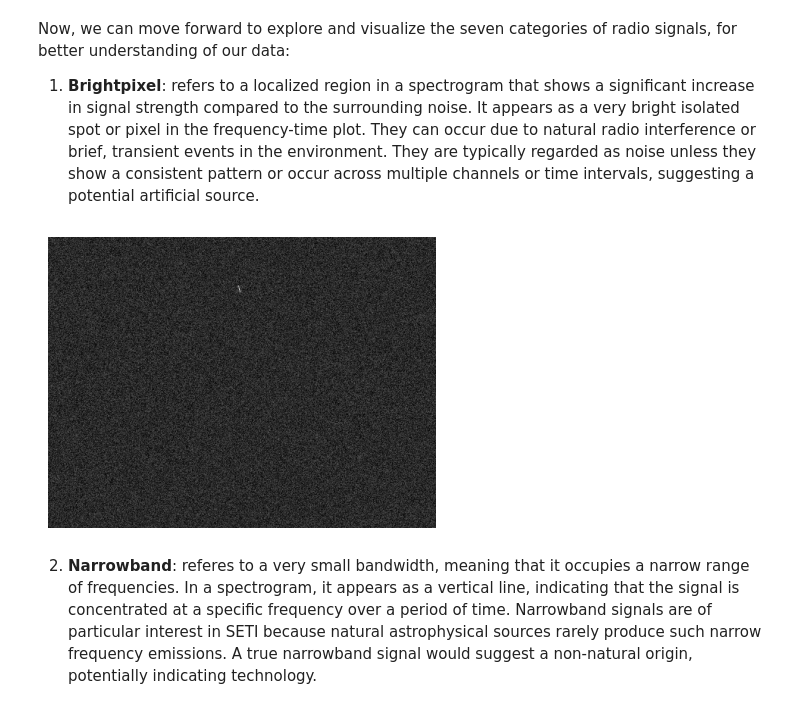
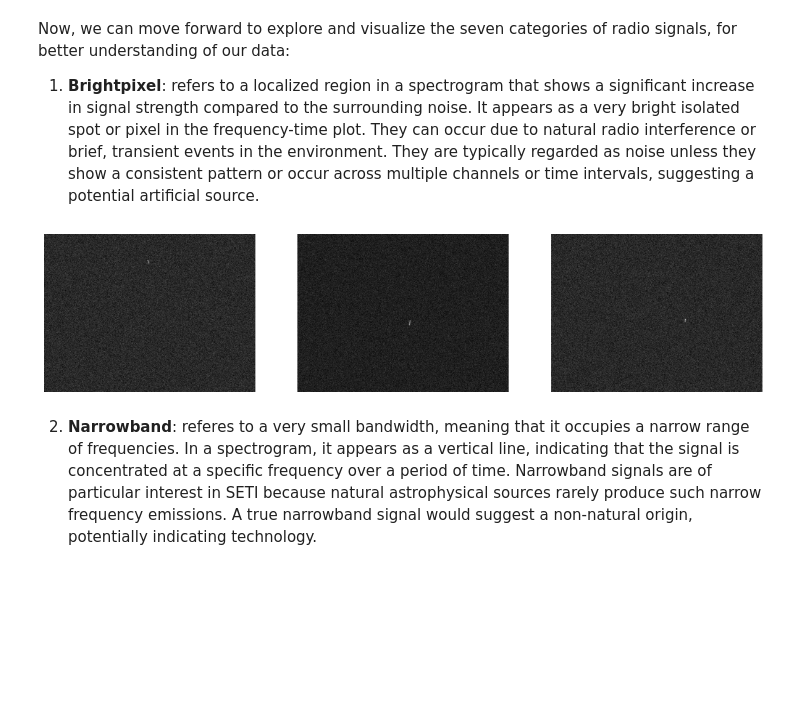
Before and after one commit to coralhayoun/workshop, a Jupyter notebook: workshop_notebook.ipynb, the cells around one changed output. Cells and saved outputs as stored; diff of their text form; code cells hidden in the pictures; blank space fills up the shorter version.

Commit message:
more images

```diff
--- a/workshop_notebook.ipynb
+++ b/workshop_notebook.ipynb
@@ -139,7 +139,7 @@ class CFG:
     # Paths
     # ------------------------------------#
     if runOnKaggle:
-        base_folder_path = '/kaggle/input/seti-breakthrough-listen'
+        base_folder_path = '/kaggle/input/seti-data/primary_small'
         tmp_storage_path = '/kaggle/tmp'
         workdir_folder_path = '/kaggle/working'
         logging_file = '/kaggle/logging.txt'
@@ -382,20 +382,28 @@ def get_grayscale_image(file_path):
 
     return cv2.cvtColor(image, cv2.COLOR_RGBA2GRAY)
 
-def display_grayscale_image(file_path):
-    image = get_grayscale_image(file_path)
+def display_grayscale_image(files_path):
+    fig, axes = plt.subplots(1, 3, figsize=(15,5))
 
-    plt.figure(figsize=(5,5))
-    plt.imshow(image, cmap='gray')
-    plt.axis('off')
+    for ax, file_path in zip(axes, files_path):
+        image = get_grayscale_image(file_path)
+        ax.imshow(image, cmap='gray')
+        ax.axis('off')
+
     plt.show()
 # %% [markdown]
 Now, we can move forward to explore and visualize the seven categories of radio signals, for better understanding of our data:<br></br>
 
 1. **Brightpixel**: refers to a localized region in a spectrogram that shows a significant increase in signal strength compared to the surrounding noise. It appears as a very bright isolated spot or pixel in the frequency-time plot. They can occur due to natural radio interference or brief, transient events in the environment. They are typically regarded as noise unless they show a consistent pattern or occur across multiple channels or time intervals, suggesting a potential artificial source.
-# %%
-display_grayscale_image(get_image_path(CFG.train_folder_path, 'brightpixel', '423_brightpixel'))
-# %% [output]
-[figure, removed]
+# %%
+paths = [
+    get_image_path(CFG.train_folder_path, 'brightpixel', '423_brightpixel'),
+    get_image_path(CFG.train_folder_path, 'brightpixel', '49_brightpixel'),
+    get_image_path(CFG.train_folder_path, 'brightpixel', '175_brightpixel')
+]
+
+display_grayscale_image(paths)
+# %% [output]
+[figure, added]
 # %% [markdown]
 2. **Narrowband**: referes to a very small bandwidth, meaning that it occupies a narrow range of frequencies. In a spectrogram, it appears as a vertical line, indicating that the signal is concentrated at a specific frequency over a period of time. Narrowband signals are of particular interest in SETI because natural astrophysical sources rarely produce such narrow frequency emissions. A true narrowband signal would suggest a non-natural origin, potentially indicating technology.
```
Also changed, not shown: parts of 13 cells of this notebook.
